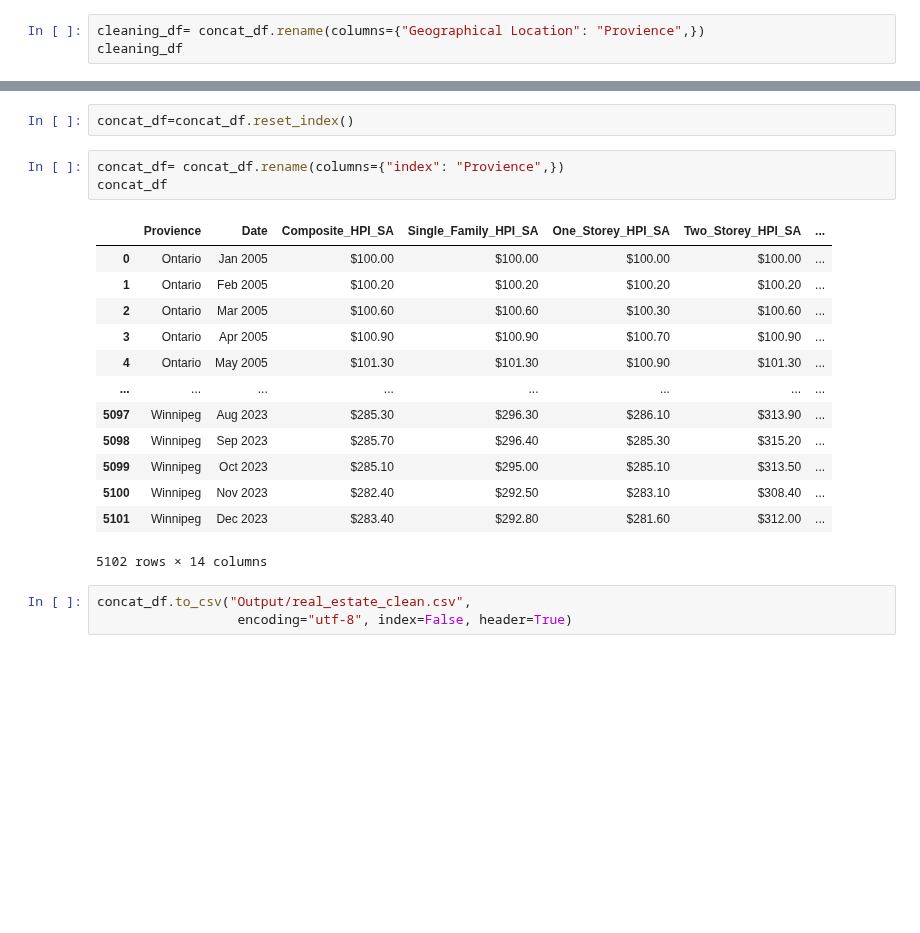
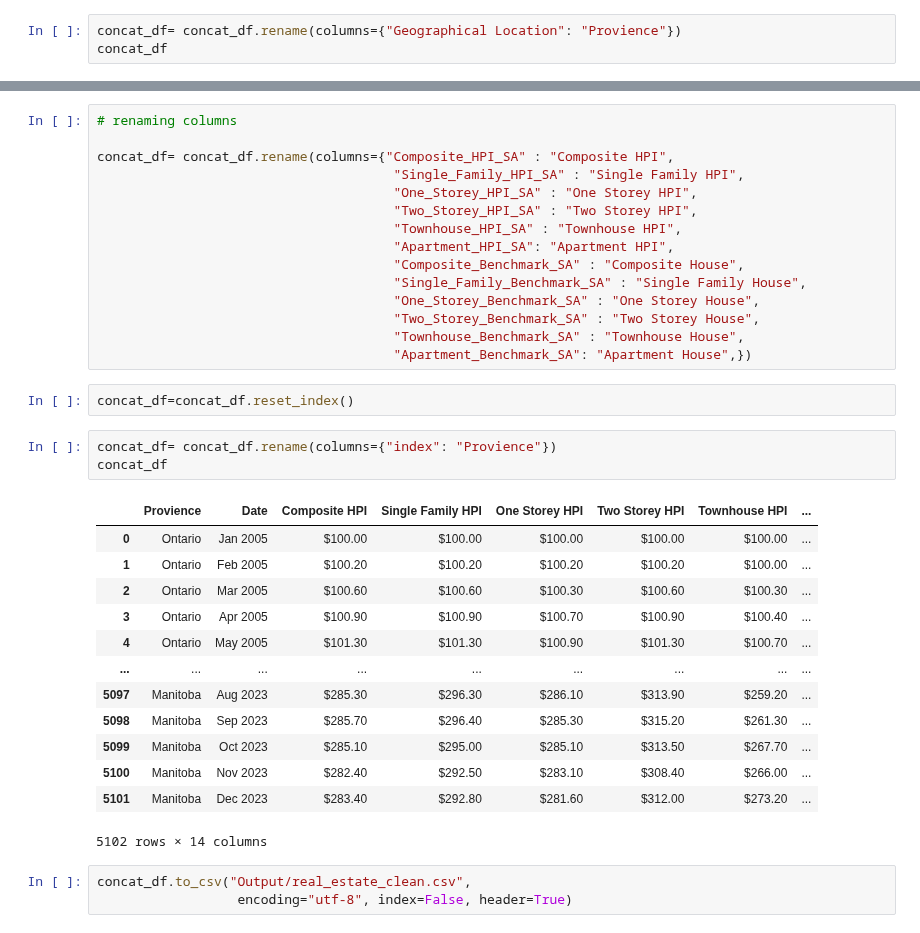
Before and after one commit to JasleenShergill/Covid-s-Effect-on-Real-Estate, a Jupyter notebook: realestate.ipynb, the cells around one changed output, grey strips where cells are left out. Cells and saved outputs as stored; diff of their text form; blank space fills up the shorter version.

```diff
--- a/realestate.ipynb
+++ b/realestate.ipynb
@@ -218,6 +218,6 @@ concat_df
 5102 rows × 13 columns
 # %%
-cleaning_df= concat_df.rename(columns={"Geographical Location": "Provience",})
-cleaning_df
+concat_df= concat_df.rename(columns={"Geographical Location": "Provience"})
+concat_df
 # %% [output]
 |  | Date | Composite_HPI_SA | Single_Family_HPI_SA | One_Storey_HPI_SA | Two_Storey_HPI_SA | ... |
@@ -285,22 +285,37 @@ concat_df
 5102 rows × 13 columns
+# %%
+# renaming columns
+
+concat_df= concat_df.rename(columns={"Composite_HPI_SA" : "Composite HPI",
+                                      "Single_Family_HPI_SA" : "Single Family HPI",
+                                      "One_Storey_HPI_SA" : "One Storey HPI",
+                                      "Two_Storey_HPI_SA" : "Two Storey HPI",
+                                      "Townhouse_HPI_SA" : "Townhouse HPI",
+                                      "Apartment_HPI_SA": "Apartment HPI",
+                                      "Composite_Benchmark_SA" : "Composite House",
+                                      "Single_Family_Benchmark_SA" : "Single Family House",
+                                      "One_Storey_Benchmark_SA" : "One Storey House",
+                                      "Two_Storey_Benchmark_SA" : "Two Storey House",
+                                      "Townhouse_Benchmark_SA" : "Townhouse House",
+                                      "Apartment_Benchmark_SA": "Apartment House",})
 # %%
 concat_df=concat_df.reset_index()
 # %%
-concat_df= concat_df.rename(columns={"index": "Provience",})
+concat_df= concat_df.rename(columns={"index": "Provience"})
 concat_df
 # %% [output]
-|  | Provience | Date | Composite_HPI_SA | Single_Family_HPI_SA | One_Storey_HPI_SA | Two_Storey_HPI_SA | ... |
-| 0 | Ontario | Jan 2005 | $100.00 | $100.00 | $100.00 | $100.00 | ... |
-| 1 | Ontario | Feb 2005 | $100.20 | $100.20 | $100.20 | $100.20 | ... |
-| 2 | Ontario | Mar 2005 | $100.60 | $100.60 | $100.30 | $100.60 | ... |
-| 3 | Ontario | Apr 2005 | $100.90 | $100.90 | $100.70 | $100.90 | ... |
-| 4 | Ontario | May 2005 | $101.30 | $101.30 | $100.90 | $101.30 | ... |
-| ... | ... | ... | ... | ... | ... | ... | ... |
-| 5097 | Winnipeg | Aug 2023 | $285.30 | $296.30 | $286.10 | $313.90 | ... |
-| 5098 | Winnipeg | Sep 2023 | $285.70 | $296.40 | $285.30 | $315.20 | ... |
-| 5099 | Winnipeg | Oct 2023 | $285.10 | $295.00 | $285.10 | $313.50 | ... |
-| 5100 | Winnipeg | Nov 2023 | $282.40 | $292.50 | $283.10 | $308.40 | ... |
-| 5101 | Winnipeg | Dec 2023 | $283.40 | $292.80 | $281.60 | $312.00 | ... |
+|  | Provience | Date | Composite HPI | Single Family HPI | One Storey HPI | Two Storey HPI | Townhouse HPI | ... |
+| 0 | Ontario | Jan 2005 | $100.00 | $100.00 | $100.00 | $100.00 | $100.00 | ... |
+| 1 | Ontario | Feb 2005 | $100.20 | $100.20 | $100.20 | $100.20 | $100.00 | ... |
+| 2 | Ontario | Mar 2005 | $100.60 | $100.60 | $100.30 | $100.60 | $100.30 | ... |
+| 3 | Ontario | Apr 2005 | $100.90 | $100.90 | $100.70 | $100.90 | $100.40 | ... |
+| 4 | Ontario | May 2005 | $101.30 | $101.30 | $100.90 | $101.30 | $100.70 | ... |
+| ... | ... | ... | ... | ... | ... | ... | ... | ... |
+| 5097 | Manitoba | Aug 2023 | $285.30 | $296.30 | $286.10 | $313.90 | $259.20 | ... |
+| 5098 | Manitoba | Sep 2023 | $285.70 | $296.40 | $285.30 | $315.20 | $261.30 | ... |
+| 5099 | Manitoba | Oct 2023 | $285.10 | $295.00 | $285.10 | $313.50 | $267.70 | ... |
+| 5100 | Manitoba | Nov 2023 | $282.40 | $292.50 | $283.10 | $308.40 | $266.00 | ... |
+| 5101 | Manitoba | Dec 2023 | $283.40 | $292.80 | $281.60 | $312.00 | $273.20 | ... |
 5102 rows × 14 columns
 # %%
 concat_df.to_csv("Output/real_estate_clean.csv",
```
Also changed, not shown: parts of 8 cells of this notebook, 1 other file.
